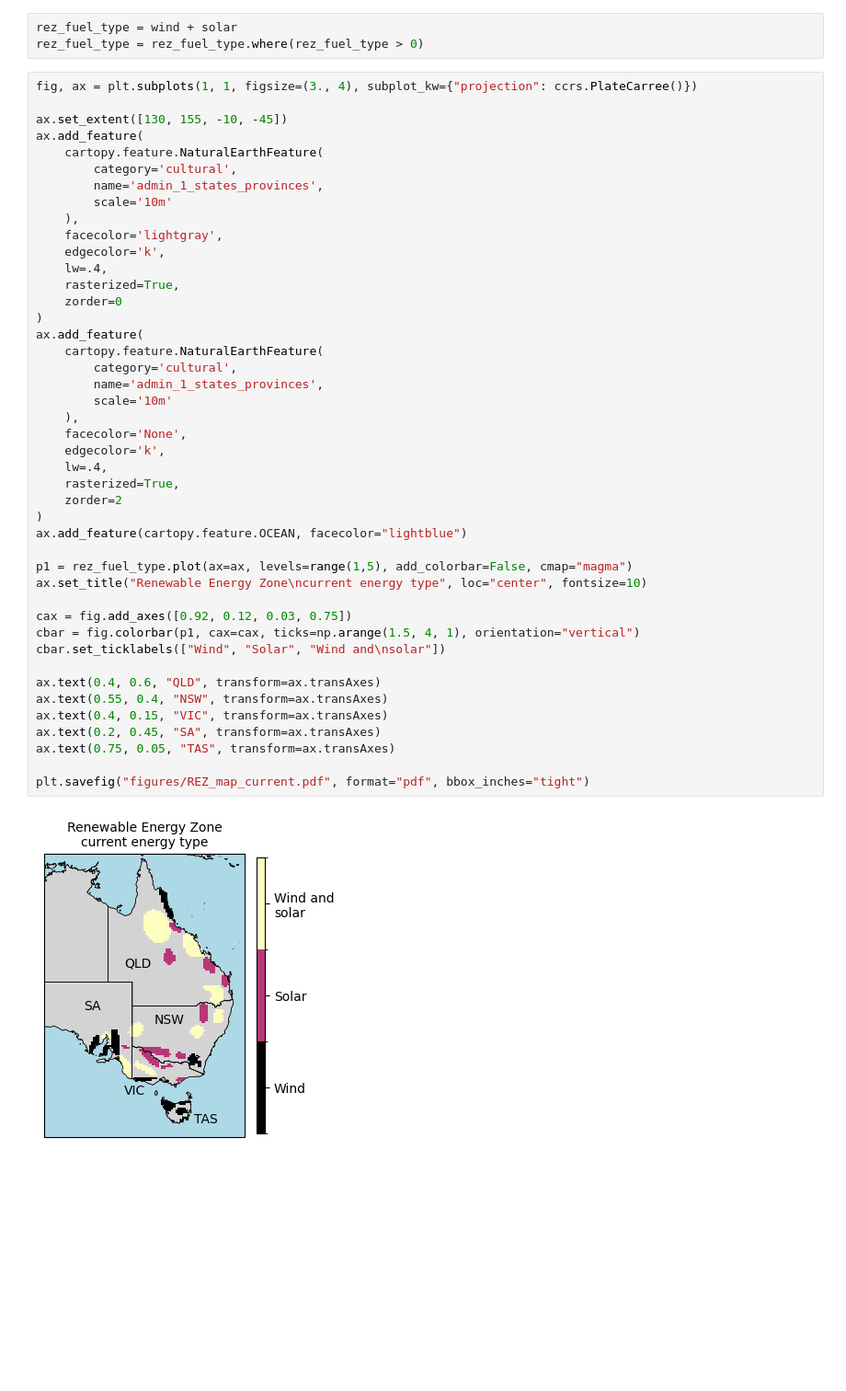
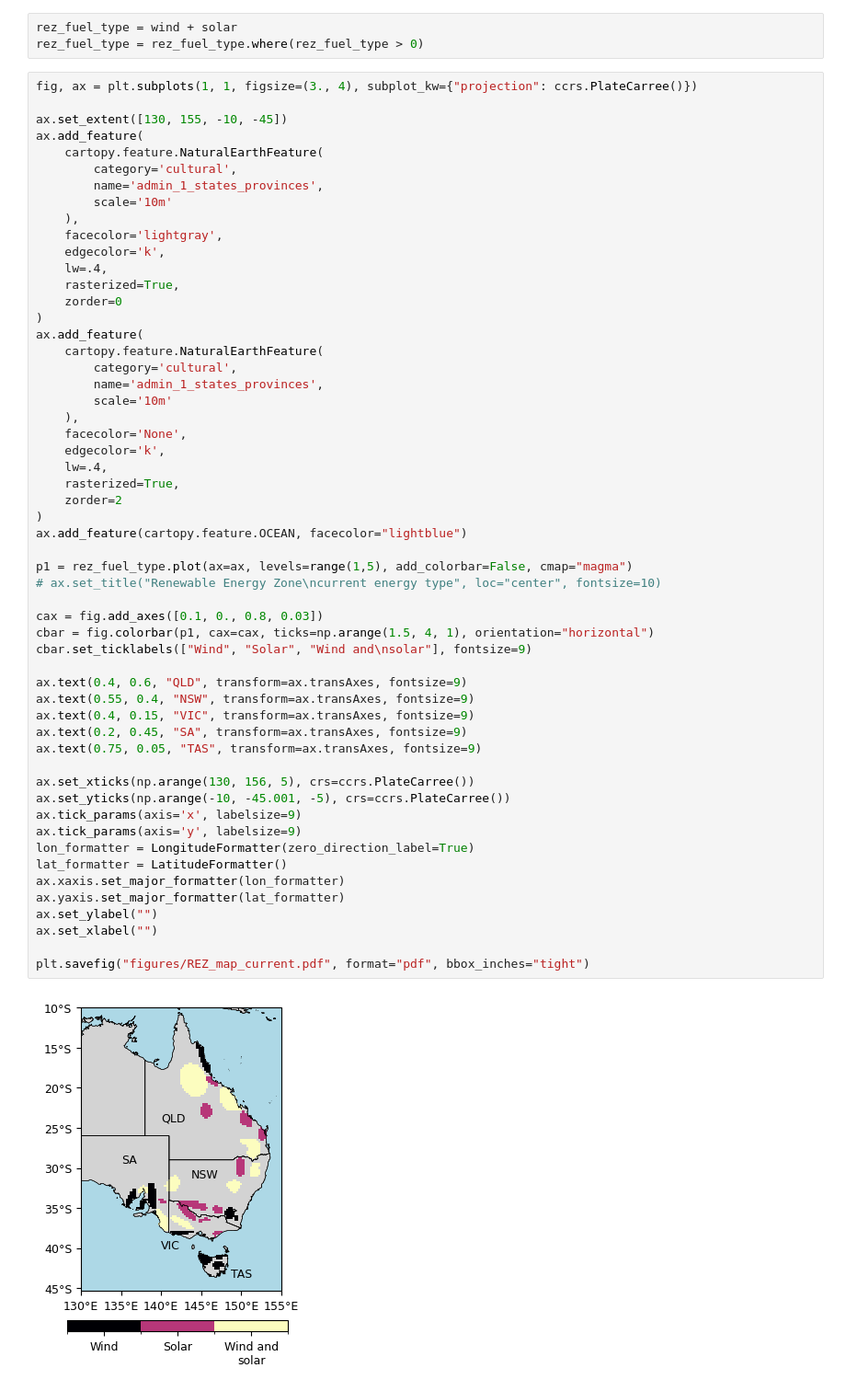
Before and after one commit to dougrichardson/power_models, a Jupyter notebook: 04_REZ_mask.ipynb, the cells around one changed output. Shown at 92% size. Cells and saved outputs as stored; diff of their text form; blank space fills up the shorter version.

Commit message:
Polished figure

```diff
--- a/04_REZ_mask.ipynb
+++ b/04_REZ_mask.ipynb
@@ -220,40 +203,51 @@ ax.add_feature(
         category='cultural',
         name='admin_1_states_provinces',
         scale='10m'
     ),
     facecolor='lightgray',
     edgecolor='k',
     lw=.4,
     rasterized=True,
     zorder=0
 )
 ax.add_feature(
     cartopy.feature.NaturalEarthFeature(
         category='cultural',
         name='admin_1_states_provinces',
         scale='10m'
     ),
     facecolor='None',
     edgecolor='k',
     lw=.4,
     rasterized=True,
     zorder=2
 )
 ax.add_feature(cartopy.feature.OCEAN, facecolor="lightblue")
 
 p1 = rez_fuel_type.plot(ax=ax, levels=range(1,5), add_colorbar=False, cmap="magma")
-ax.set_title("Renewable Energy Zone\ncurrent energy type", loc="center", fontsize=10)
+# ax.set_title("Renewable Energy Zone\ncurrent energy type", loc="center", fontsize=10)
 
-cax = fig.add_axes([0.92, 0.12, 0.03, 0.75])
-cbar = fig.colorbar(p1, cax=cax, ticks=np.arange(1.5, 4, 1), orientation="vertical")
-cbar.set_ticklabels(["Wind", "Solar", "Wind and\nsolar"])
+cax = fig.add_axes([0.1, 0., 0.8, 0.03])
+cbar = fig.colorbar(p1, cax=cax, ticks=np.arange(1.5, 4, 1), orientation="horizontal")
+cbar.set_ticklabels(["Wind", "Solar", "Wind and\nsolar"], fontsize=9)
 
-ax.text(0.4, 0.6, "QLD", transform=ax.transAxes)
-ax.text(0.55, 0.4, "NSW", transform=ax.transAxes)
-ax.text(0.4, 0.15, "VIC", transform=ax.transAxes)
-ax.text(0.2, 0.45, "SA", transform=ax.transAxes)
-ax.text(0.75, 0.05, "TAS", transform=ax.transAxes)
+ax.text(0.4, 0.6, "QLD", transform=ax.transAxes, fontsize=9)
+ax.text(0.55, 0.4, "NSW", transform=ax.transAxes, fontsize=9)
+ax.text(0.4, 0.15, "VIC", transform=ax.transAxes, fontsize=9)
+ax.text(0.2, 0.45, "SA", transform=ax.transAxes, fontsize=9)
+ax.text(0.75, 0.05, "TAS", transform=ax.transAxes, fontsize=9)
+
+ax.set_xticks(np.arange(130, 156, 5), crs=ccrs.PlateCarree())
+ax.set_yticks(np.arange(-10, -45.001, -5), crs=ccrs.PlateCarree())
+ax.tick_params(axis='x', labelsize=9)
+ax.tick_params(axis='y', labelsize=9)
+lon_formatter = LongitudeFormatter(zero_direction_label=True)
+lat_formatter = LatitudeFormatter()
+ax.xaxis.set_major_formatter(lon_formatter)
+ax.yaxis.set_major_formatter(lat_formatter)
+ax.set_ylabel("")
+ax.set_xlabel("")
 
 plt.savefig("figures/REZ_map_current.pdf", format="pdf", bbox_inches="tight")
 # %% [output]
-[figure, old version]
+[figure, new version]
```
Also changed, not shown: parts of 2 cells of this notebook, 1 other file.
